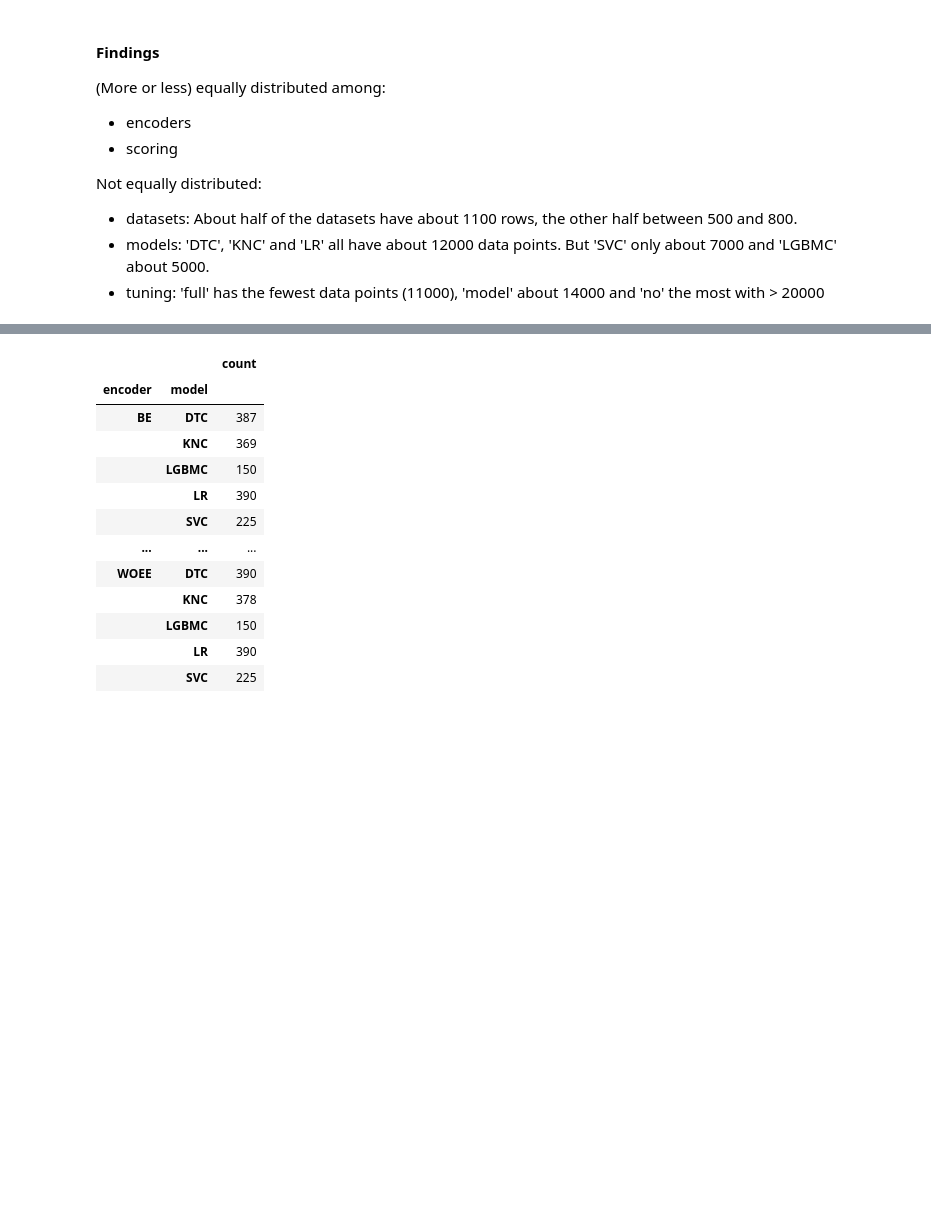
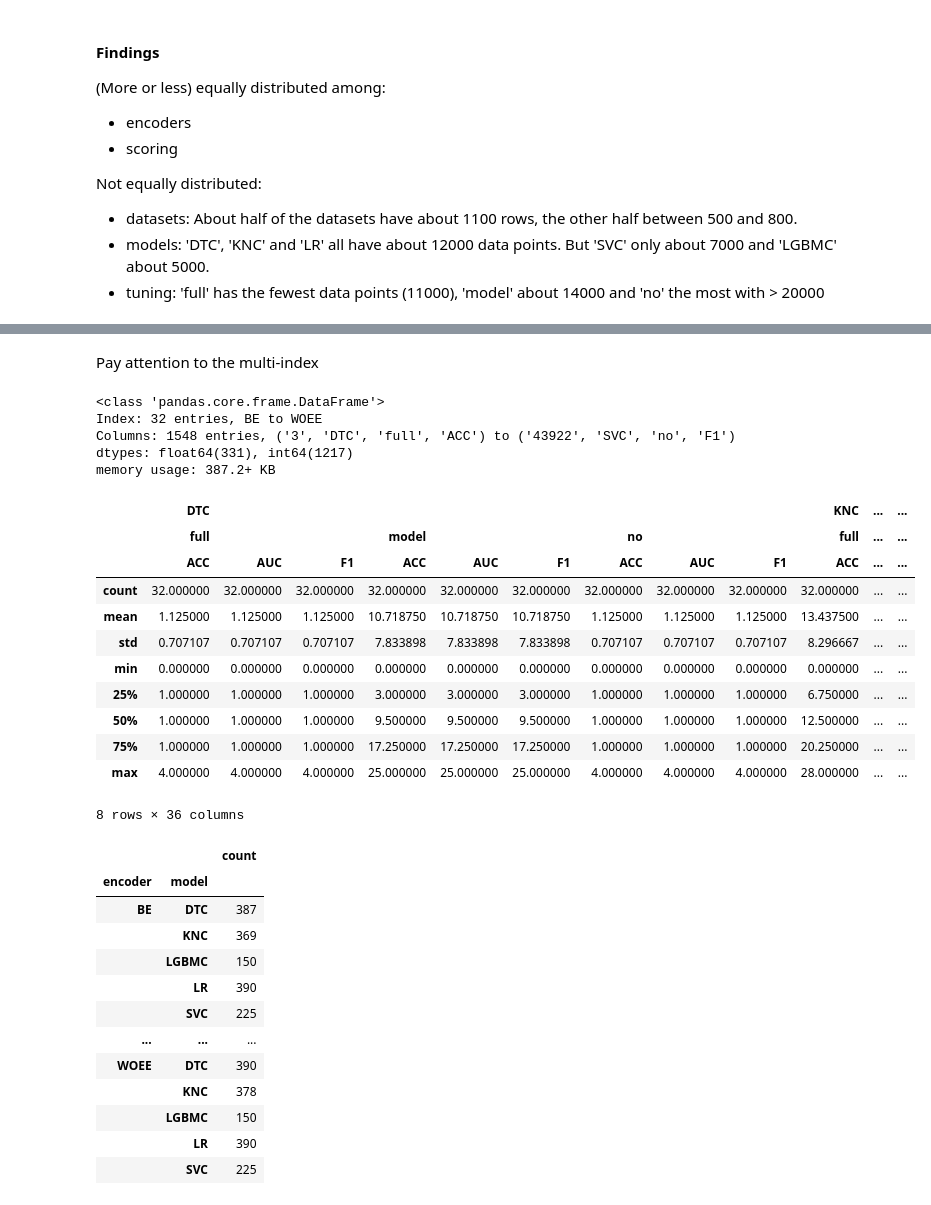
Before and after one commit to nina-prog/meta-learning-for-encoder-selection, a Jupyter notebook: notebooks/week08/week08-EDA.ipynb, the cells around one changed output, grey strips where cells are left out. Saved outputs shown, nothing was run; the diff lists cells and outputs as text; code cells hidden in the pictures; blank space fills up the shorter version.

```diff
--- a/notebooks/week08/week08-EDA.ipynb
+++ b/notebooks/week08/week08-EDA.ipynb
@@ -208,3 +322,28 @@ Not equally distributed:
+# %% [markdown]
+Pay attention to the multi-index
+# %%
+rankings.info()
+# %% [output]
+<class 'pandas.core.frame.DataFrame'>
+Index: 32 entries, BE to WOEE
+Columns: 1548 entries, ('3', 'DTC', 'full', 'ACC') to ('43922', 'SVC', 'no', 'F1')
+dtypes: float64(331), int64(1217)
+memory usage: 387.2+ KB
+# %%
+rankings['3'].describe()
+# %% [output]
+|  | DTC |  |  |  |  |  |  |  |  | KNC | ... | ... |
+|  | full |  |  | model |  |  | no |  |  | full | ... | ... |
+|  | ACC | AUC | F1 | ACC | AUC | F1 | ACC | AUC | F1 | ACC | ... | ... |
+| count | 32.000000 | 32.000000 | 32.000000 | 32.000000 | 32.000000 | 32.000000 | 32.000000 | 32.000000 | 32.000000 | 32.000000 | ... | ... |
+| mean | 1.125000 | 1.125000 | 1.125000 | 10.718750 | 10.718750 | 10.718750 | 1.125000 | 1.125000 | 1.125000 | 13.437500 | ... | ... |
+| std | 0.707107 | 0.707107 | 0.707107 | 7.833898 | 7.833898 | 7.833898 | 0.707107 | 0.707107 | 0.707107 | 8.296667 | ... | ... |
+| min | 0.000000 | 0.000000 | 0.000000 | 0.000000 | 0.000000 | 0.000000 | 0.000000 | 0.000000 | 0.000000 | 0.000000 | ... | ... |
+| 25% | 1.000000 | 1.000000 | 1.000000 | 3.000000 | 3.000000 | 3.000000 | 1.000000 | 1.000000 | 1.000000 | 6.750000 | ... | ... |
+| 50% | 1.000000 | 1.000000 | 1.000000 | 9.500000 | 9.500000 | 9.500000 | 1.000000 | 1.000000 | 1.000000 | 12.500000 | ... | ... |
+| 75% | 1.000000 | 1.000000 | 1.000000 | 17.250000 | 17.250000 | 17.250000 | 1.000000 | 1.000000 | 1.000000 | 20.250000 | ... | ... |
+| max | 4.000000 | 4.000000 | 4.000000 | 25.000000 | 25.000000 | 25.000000 | 4.000000 | 4.000000 | 4.000000 | 28.000000 | ... | ... |
+8 rows × 36 columns
 # %%
 # Are the models / tuning / scoring equally distributed among the encoders?
 
```
Also changed, not shown: parts of 10 cells of this notebook.
